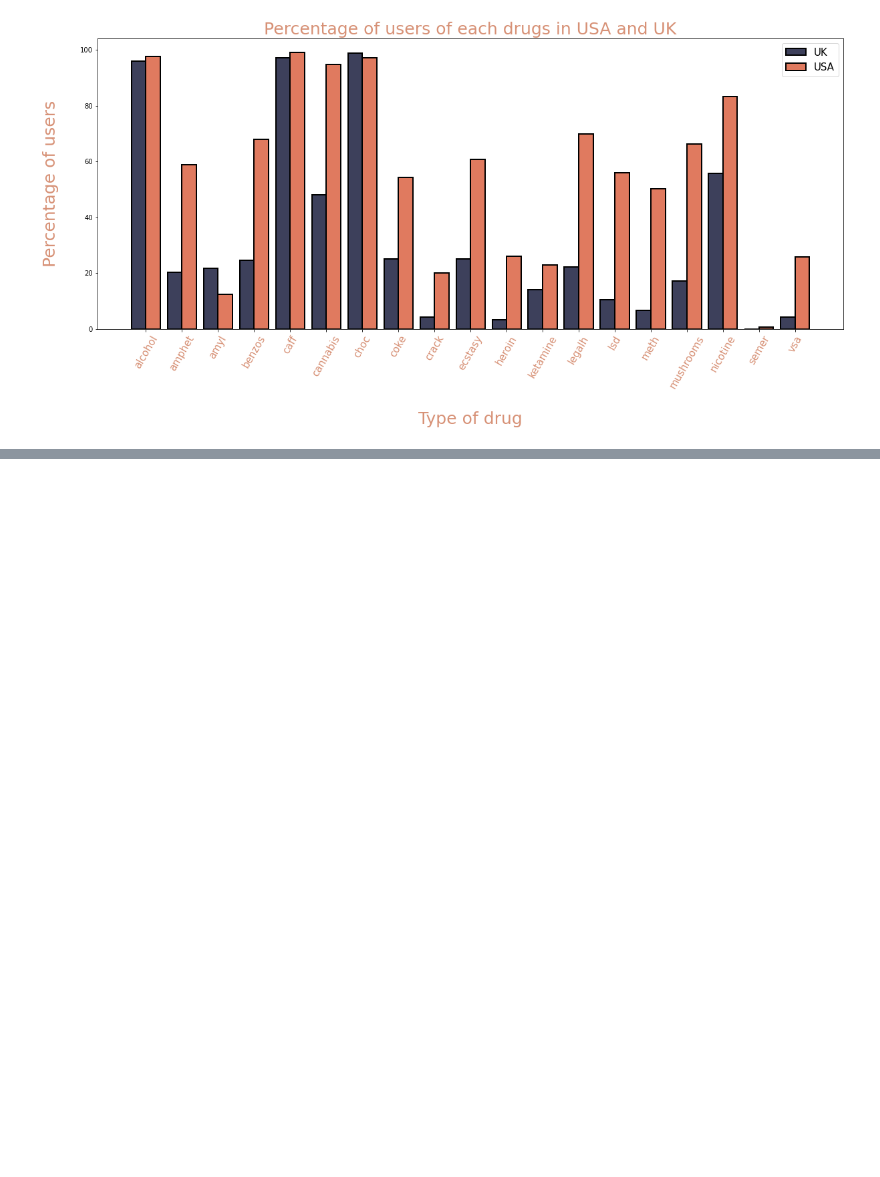
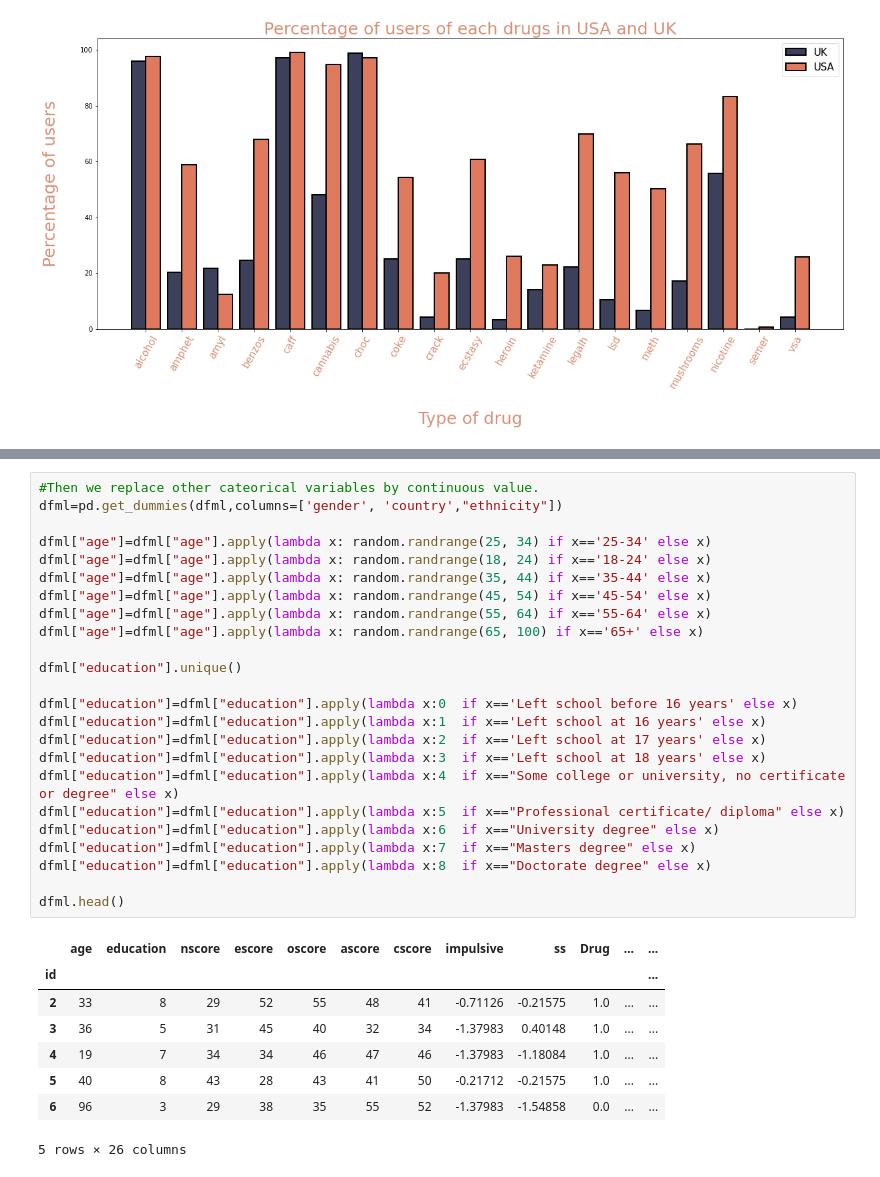
Before and after one commit to QuentinNav/Python_For_Data_Analysis_Drug_Consumption, a Jupyter notebook: Project_python_for_data_analysis.ipynb, the cells around one changed output, grey strips where cells are left out. Drawn from its saved outputs; the diff is of its cells as text; blank space fills up the shorter version.

```diff
--- a/Project_python_for_data_analysis.ipynb
+++ b/Project_python_for_data_analysis.ipynb
@@ -407,0 +483,33 @@ plt.legend(["UK","USA"],loc='upper right',fontsize=15)
+# %%
+#Then we replace other cateorical variables by continuous value.
+dfml=pd.get_dummies(dfml,columns=['gender', 'country',"ethnicity"])
+
+dfml["age"]=dfml["age"].apply(lambda x: random.randrange(25, 34) if x=='25-34' else x)
+dfml["age"]=dfml["age"].apply(lambda x: random.randrange(18, 24) if x=='18-24' else x)
+dfml["age"]=dfml["age"].apply(lambda x: random.randrange(35, 44) if x=='35-44' else x)
+dfml["age"]=dfml["age"].apply(lambda x: random.randrange(45, 54) if x=='45-54' else x)
+dfml["age"]=dfml["age"].apply(lambda x: random.randrange(55, 64) if x=='55-64' else x)
+dfml["age"]=dfml["age"].apply(lambda x: random.randrange(65, 100) if x=='65+' else x)
+
+dfml["education"].unique()
+
+dfml["education"]=dfml["education"].apply(lambda x:0  if x=='Left school before 16 years' else x)
+dfml["education"]=dfml["education"].apply(lambda x:1  if x=='Left school at 16 years' else x)
+dfml["education"]=dfml["education"].apply(lambda x:2  if x=='Left school at 17 years' else x)
+dfml["education"]=dfml["education"].apply(lambda x:3  if x=='Left school at 18 years' else x)
+dfml["education"]=dfml["education"].apply(lambda x:4  if x=="Some college or university, no certificate or degree" else x)
+dfml["education"]=dfml["education"].apply(lambda x:5  if x=="Professional certificate/ diploma" else x)
+dfml["education"]=dfml["education"].apply(lambda x:6  if x=="University degree" else x)
+dfml["education"]=dfml["education"].apply(lambda x:7  if x=="Masters degree" else x)
+dfml["education"]=dfml["education"].apply(lambda x:8  if x=="Doctorate degree" else x)
+
+dfml.head()
+# %% [output]
+|  | age | education | nscore | escore | oscore | ascore | cscore | impulsive | ss | Drug | ... | ... |
+| id |  |  |  |  |  |  |  |  |  |  |  | ... |
+| 2 | 33 | 8 | 29 | 52 | 55 | 48 | 41 | -0.71126 | -0.21575 | 1.0 | ... | ... |
+| 3 | 36 | 5 | 31 | 45 | 40 | 32 | 34 | -1.37983 | 0.40148 | 1.0 | ... | ... |
+| 4 | 19 | 7 | 34 | 34 | 46 | 47 | 46 | -1.37983 | -1.18084 | 1.0 | ... | ... |
+| 5 | 40 | 8 | 43 | 28 | 43 | 41 | 50 | -0.21712 | -0.21575 | 1.0 | ... | ... |
+| 6 | 96 | 3 | 29 | 38 | 35 | 55 | 52 | -1.37983 | -1.54858 | 0.0 | ... | ... |
+5 rows × 26 columns
```
Also changed, not shown: parts of 8 cells of this notebook.
